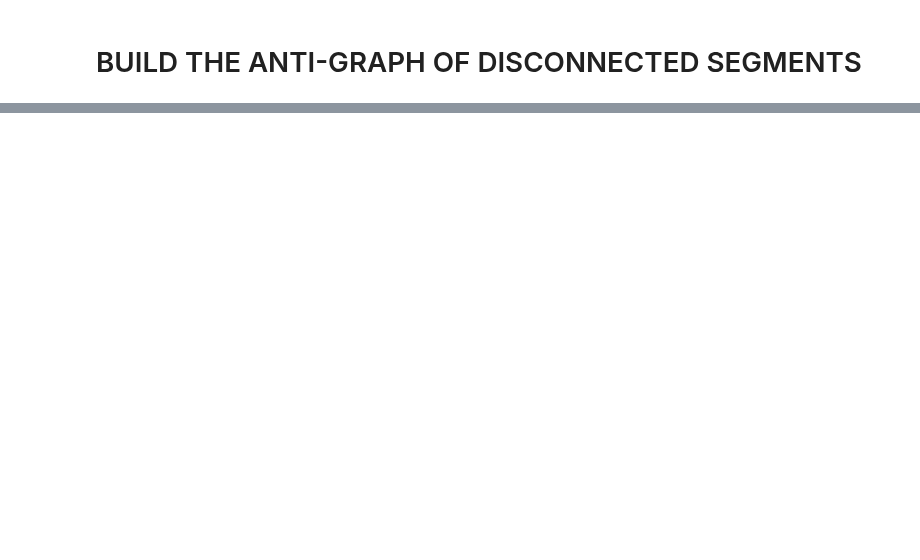
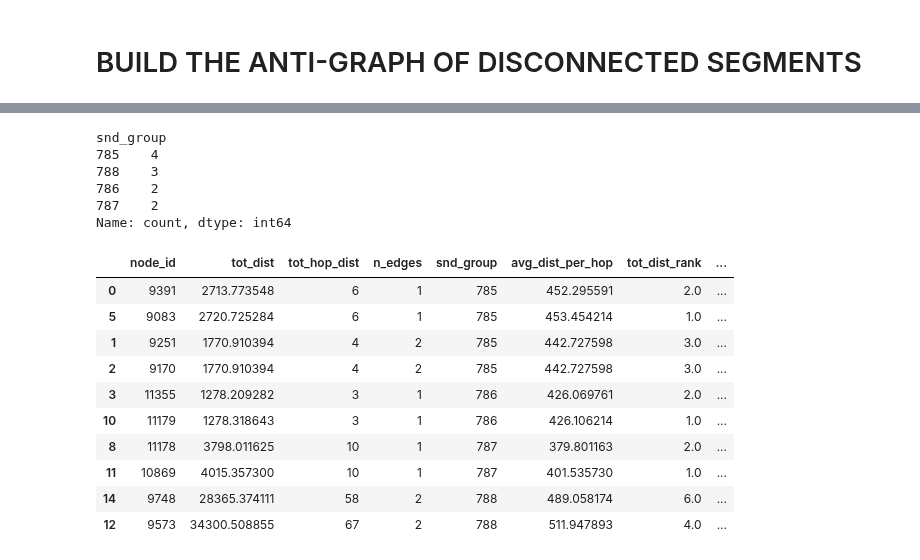
Before and after one commit to mike-babb/seattle_streets, a Jupyter notebook: code/step_03_start_stop_streets_v3.ipynb, the cells around one changed output, grey strips where cells are left out. Drawn from its saved outputs; the diff is of its cells as text; code cells hidden in the pictures; blank space fills up the shorter version.

```diff
--- a/code/step_03_start_stop_streets_v3.ipynb
+++ b/code/step_03_start_stop_streets_v3.ipynb
@@ -296,0 +246,2 @@ W GALER ST
+# %%
+sn = '10TH AVE E'
@@ -296,0 +250,27 @@ W GALER ST
+# %%
+g, n_edge_count_df, node_dist_df, node_snd_group_id_df, node_snd_group_dict, snd_group_node_dict = create_graph_count_edges(gdf = temp_gdf,
+                                                                                                                  source_node = 'f_intr_id',
+                                                                                                                  end_node = 't_intr_id')
+# %%
+n_edge_count_df['snd_group'].value_counts()
+# %% [output]
+snd_group
+785    4
+788    3
+786    2
+787    2
+Name: count, dtype: int64
+# %%
+n_edge_count_df.head(n=10)
+# %% [output]
+|  | node_id | tot_dist | tot_hop_dist | n_edges | snd_group | avg_dist_per_hop | tot_dist_rank | ... |
+| 0 | 9391 | 2713.773548 | 6 | 1 | 785 | 452.295591 | 2.0 | ... |
+| 5 | 9083 | 2720.725284 | 6 | 1 | 785 | 453.454214 | 1.0 | ... |
+| 1 | 9251 | 1770.910394 | 4 | 2 | 785 | 442.727598 | 3.0 | ... |
+| 2 | 9170 | 1770.910394 | 4 | 2 | 785 | 442.727598 | 3.0 | ... |
+| 3 | 11355 | 1278.209282 | 3 | 1 | 786 | 426.069761 | 2.0 | ... |
+| 10 | 11179 | 1278.318643 | 3 | 1 | 786 | 426.106214 | 1.0 | ... |
+| 8 | 11178 | 3798.011625 | 10 | 1 | 787 | 379.801163 | 2.0 | ... |
+| 11 | 10869 | 4015.357300 | 10 | 1 | 787 | 401.535730 | 1.0 | ... |
+| 14 | 9748 | 28365.374111 | 58 | 2 | 788 | 489.058174 | 6.0 | ... |
+| 12 | 9573 | 34300.508855 | 67 | 2 | 788 | 511.947893 | 4.0 | ... |
```
Also changed, not shown: parts of 17 cells of this notebook, 12 other files.
